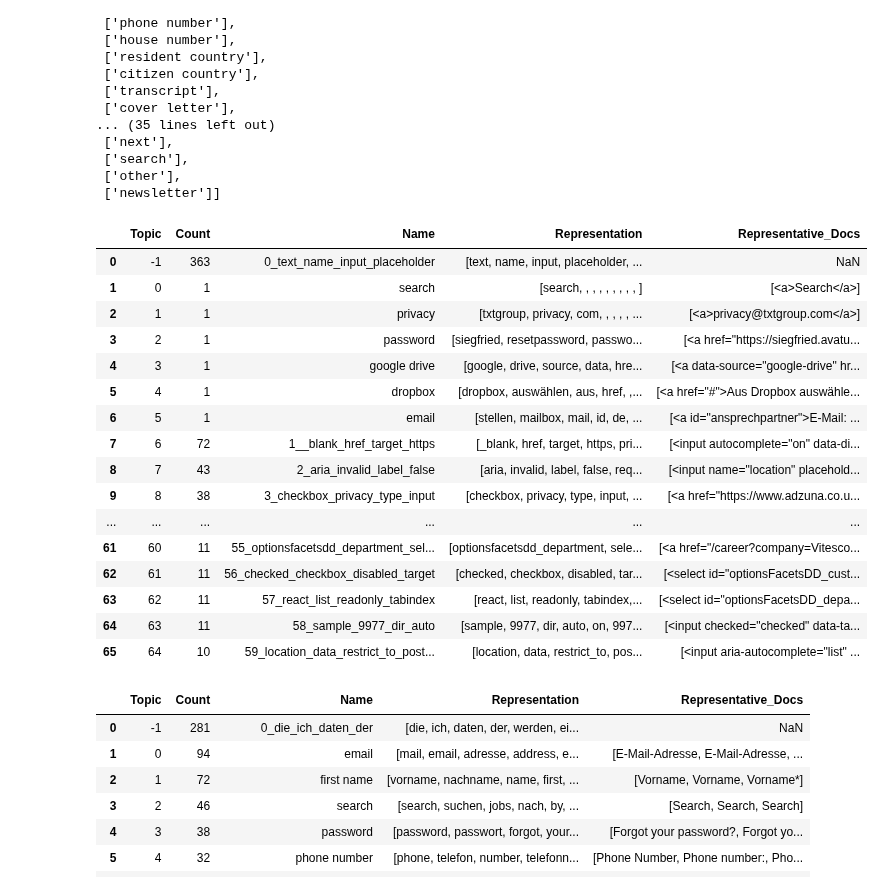
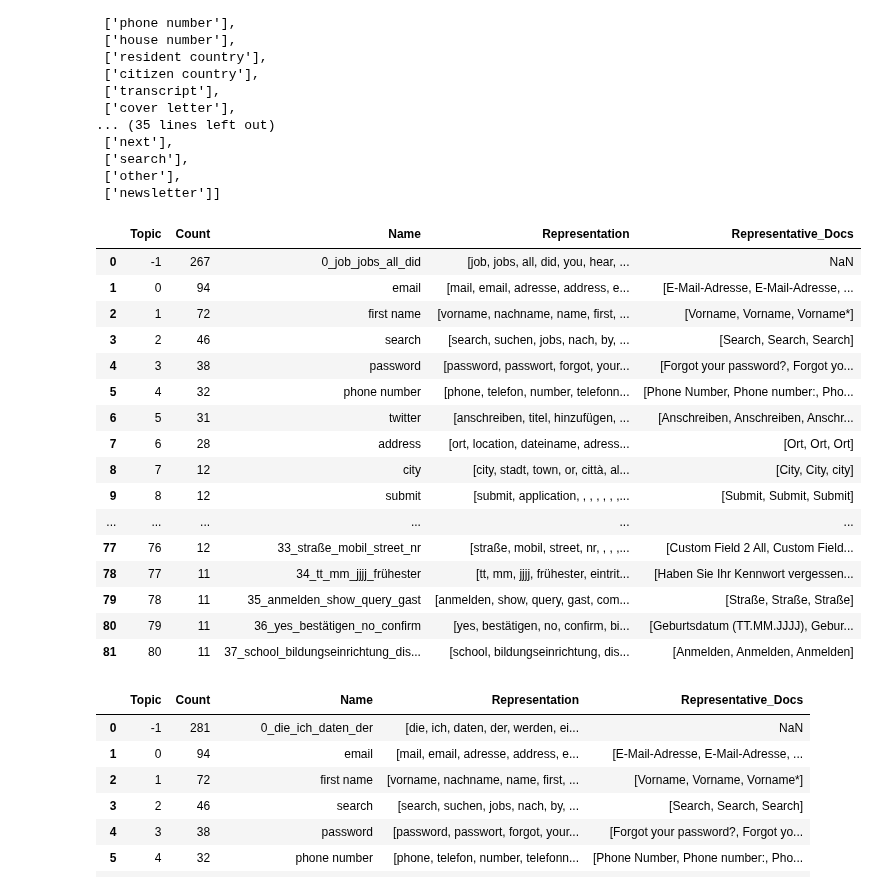
Before and after one commit to majidsh97/LLM, a Jupyter notebook: bertopic.ipynb, the cells around one changed output. Drawn from its saved outputs; the diff is of its cells as text; code cells hidden in the pictures.

```diff
--- a/bertopic.ipynb
+++ b/bertopic.ipynb
@@ -340,40 +340,40 @@ x
 # %%
 from bertopic import BERTopic
 from bertopic.backend import BaseEmbedder
 from bertopic.cluster import BaseCluster
 from bertopic.vectorizers import ClassTfidfTransformer
 from bertopic.dimensionality import BaseDimensionalityReduction
 
 topic_model = BERTopic('multilingual',
                         #embedding_model=BaseEmbedder(),
                         #umap_model=BaseDimensionalityReduction(),
                         #hdbscan_model=BaseCluster(),
                         #ctfidf_model=ClassTfidfTransformer(reduce_frequent_words=True)
                         #seed_topic_list=x,
                         zeroshot_topic_list=LABEL_INDEX_TO_KEY
 
                        )
-topics , _ = topic_model.fit_transform(qe['element'].tolist())#,y=LABEL_INDEX_TO_KEY)
+topics , _ = topic_model.fit_transform(qe['query'].tolist())#,y=LABEL_INDEX_TO_KEY)
 info = topic_model.get_topic_info()
 info
 # %% [output]
 |  | Topic | Count | Name | Representation | Representative_Docs |
-| 0 | -1 | 363 | 0_text_name_input_placeholder | [text, name, input, placeholder, ... | NaN |
-| 1 | 0 | 1 | search | [search, , , , , , , , , ] | [<a>Search</a>] |
-| 2 | 1 | 1 | privacy | [txtgroup, privacy, com, , , , , ... | [<a>privacy@txtgroup.com</a>] |
-| 3 | 2 | 1 | password | [siegfried, resetpassword, passwo... | [<a href="https://siegfried.avatu... |
-| 4 | 3 | 1 | google drive | [google, drive, source, data, hre... | [<a data-source="google-drive" hr... |
-| 5 | 4 | 1 | dropbox | [dropbox, auswählen, aus, href, ,... | [<a href="#">Aus Dropbox auswähle... |
-| 6 | 5 | 1 | email | [stellen, mailbox, mail, id, de, ... | [<a id="ansprechpartner">E-Mail: ... |
-| 7 | 6 | 72 | 1__blank_href_target_https | [_blank, href, target, https, pri... | [<input autocomplete="on" data-di... |
-| 8 | 7 | 43 | 2_aria_invalid_label_false | [aria, invalid, label, false, req... | [<input name="location" placehold... |
-| 9 | 8 | 38 | 3_checkbox_privacy_type_input | [checkbox, privacy, type, input, ... | [<a href="https://www.adzuna.co.u... |
+| 0 | -1 | 267 | 0_job_jobs_all_did | [job, jobs, all, did, you, hear, ... | NaN |
+| 1 | 0 | 94 | email | [mail, email, adresse, address, e... | [E-Mail-Adresse, E-Mail-Adresse, ... |
+| 2 | 1 | 72 | first name | [vorname, nachname, name, first, ... | [Vorname, Vorname, Vorname*] |
+| 3 | 2 | 46 | search | [search, suchen, jobs, nach, by, ... | [Search, Search, Search] |
+| 4 | 3 | 38 | password | [password, passwort, forgot, your... | [Forgot your password?, Forgot yo... |
+| 5 | 4 | 32 | phone number | [phone, telefon, number, telefonn... | [Phone Number, Phone number:, Pho... |
+| 6 | 5 | 31 | twitter | [anschreiben, titel, hinzufügen, ... | [Anschreiben, Anschreiben, Anschr... |
+| 7 | 6 | 28 | address | [ort, location, dateiname, adress... | [Ort, Ort, Ort] |
+| 8 | 7 | 12 | city | [city, stadt, town, or, città, al... | [City, City, city] |
+| 9 | 8 | 12 | submit | [submit, application, , , , , , ,... | [Submit, Submit, Submit] |
 | ... | ... | ... | ... | ... | ... |
-| 61 | 60 | 11 | 55_optionsfacetsdd_department_sel... | [optionsfacetsdd_department, sele... | [<a href="/career?company=Vitesco... |
-| 62 | 61 | 11 | 56_checked_checkbox_disabled_target | [checked, checkbox, disabled, tar... | [<select id="optionsFacetsDD_cust... |
-| 63 | 62 | 11 | 57_react_list_readonly_tabindex | [react, list, readonly, tabindex,... | [<select id="optionsFacetsDD_depa... |
-| 64 | 63 | 11 | 58_sample_9977_dir_auto | [sample, 9977, dir, auto, on, 997... | [<input checked="checked" data-ta... |
-| 65 | 64 | 10 | 59_location_data_restrict_to_post... | [location, data, restrict_to, pos... | [<input aria-autocomplete="list" ... |
+| 77 | 76 | 12 | 33_straße_mobil_street_nr | [straße, mobil, street, nr, , , ,... | [Custom Field 2 All, Custom Field... |
+| 78 | 77 | 11 | 34_tt_mm_jjjj_frühester | [tt, mm, jjjj, frühester, eintrit... | [Haben Sie Ihr Kennwort vergessen... |
+| 79 | 78 | 11 | 35_anmelden_show_query_gast | [anmelden, show, query, gast, com... | [Straße, Straße, Straße] |
+| 80 | 79 | 11 | 36_yes_bestätigen_no_confirm | [yes, bestätigen, no, confirm, bi... | [Geburtsdatum (TT.MM.JJJJ), Gebur... |
+| 81 | 80 | 11 | 37_school_bildungseinrichtung_dis... | [school, bildungseinrichtung, dis... | [Anmelden, Anmelden, Anmelden] |
 # %%
 pd.set_option('display.max_rows', None)
 pd.set_option('display.max_columns', None)
```
Also changed, not shown: 6 other files.
